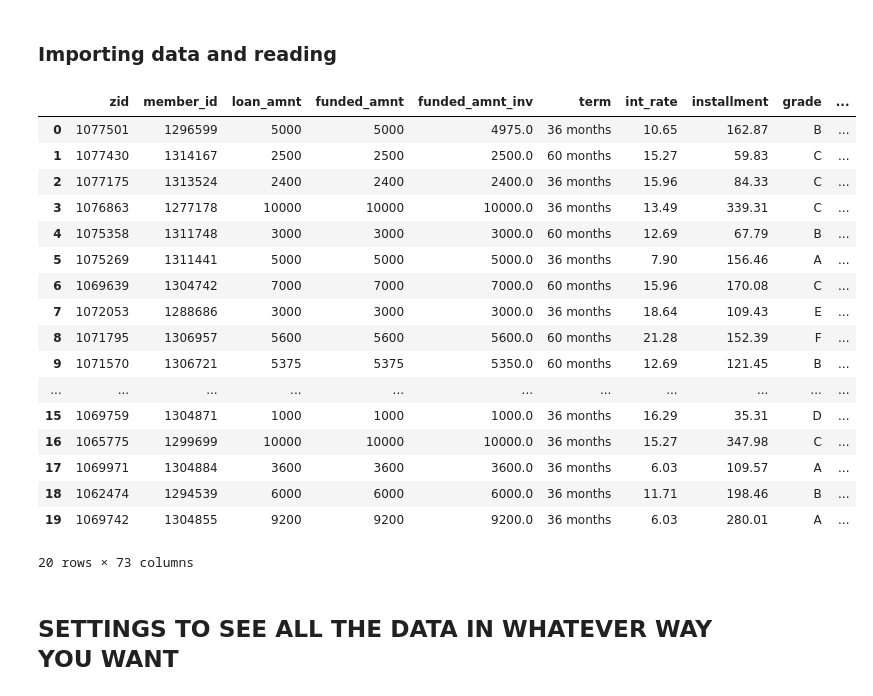
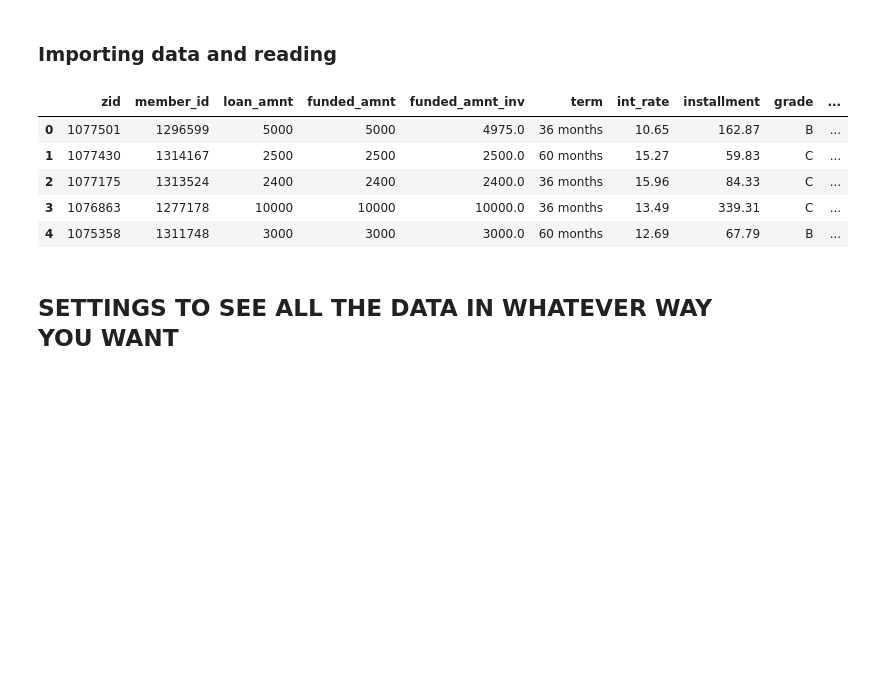
Before and after one commit to rurumeister/csci-316, a Jupyter notebook: GA1_initial.ipynb, the cells around one changed output. Drawn from its saved outputs; the diff is of its cells as text; code cells hidden in the pictures; blank space fills up the shorter version.

```diff
--- a/GA1.ipynb
+++ b/GA1_initial.ipynb
@@ -12,28 +12,16 @@ import seaborn as sns
 # %%
 # read the data file
 data = pd.read_csv('data.csv')
 
 # see the first 20 columns
-data.head(20)
+data.head(5)
 # %% [output]
 |  | zid | member_id | loan_amnt | funded_amnt | funded_amnt_inv | term | int_rate | installment | grade | ... |
 | 0 | 1077501 | 1296599 | 5000 | 5000 | 4975.0 | 36 months | 10.65 | 162.87 | B | ... |
 | 1 | 1077430 | 1314167 | 2500 | 2500 | 2500.0 | 60 months | 15.27 | 59.83 | C | ... |
 | 2 | 1077175 | 1313524 | 2400 | 2400 | 2400.0 | 36 months | 15.96 | 84.33 | C | ... |
 | 3 | 1076863 | 1277178 | 10000 | 10000 | 10000.0 | 36 months | 13.49 | 339.31 | C | ... |
 | 4 | 1075358 | 1311748 | 3000 | 3000 | 3000.0 | 60 months | 12.69 | 67.79 | B | ... |
-| 5 | 1075269 | 1311441 | 5000 | 5000 | 5000.0 | 36 months | 7.90 | 156.46 | A | ... |
-| 6 | 1069639 | 1304742 | 7000 | 7000 | 7000.0 | 60 months | 15.96 | 170.08 | C | ... |
-| 7 | 1072053 | 1288686 | 3000 | 3000 | 3000.0 | 36 months | 18.64 | 109.43 | E | ... |
-| 8 | 1071795 | 1306957 | 5600 | 5600 | 5600.0 | 60 months | 21.28 | 152.39 | F | ... |
-| 9 | 1071570 | 1306721 | 5375 | 5375 | 5350.0 | 60 months | 12.69 | 121.45 | B | ... |
-| ... | ... | ... | ... | ... | ... | ... | ... | ... | ... | ... |
-| 15 | 1069759 | 1304871 | 1000 | 1000 | 1000.0 | 36 months | 16.29 | 35.31 | D | ... |
-| 16 | 1065775 | 1299699 | 10000 | 10000 | 10000.0 | 36 months | 15.27 | 347.98 | C | ... |
-| 17 | 1069971 | 1304884 | 3600 | 3600 | 3600.0 | 36 months | 6.03 | 109.57 | A | ... |
-| 18 | 1062474 | 1294539 | 6000 | 6000 | 6000.0 | 36 months | 11.71 | 198.46 | B | ... |
-| 19 | 1069742 | 1304855 | 9200 | 9200 | 9200.0 | 36 months | 6.03 | 280.01 | A | ... |
-20 rows × 73 columns
 # %% [markdown]
 ## SETTINGS TO SEE ALL THE DATA IN WHATEVER WAY YOU WANT
 # %%
```
Also changed, not shown: parts of 13 cells of this notebook.
